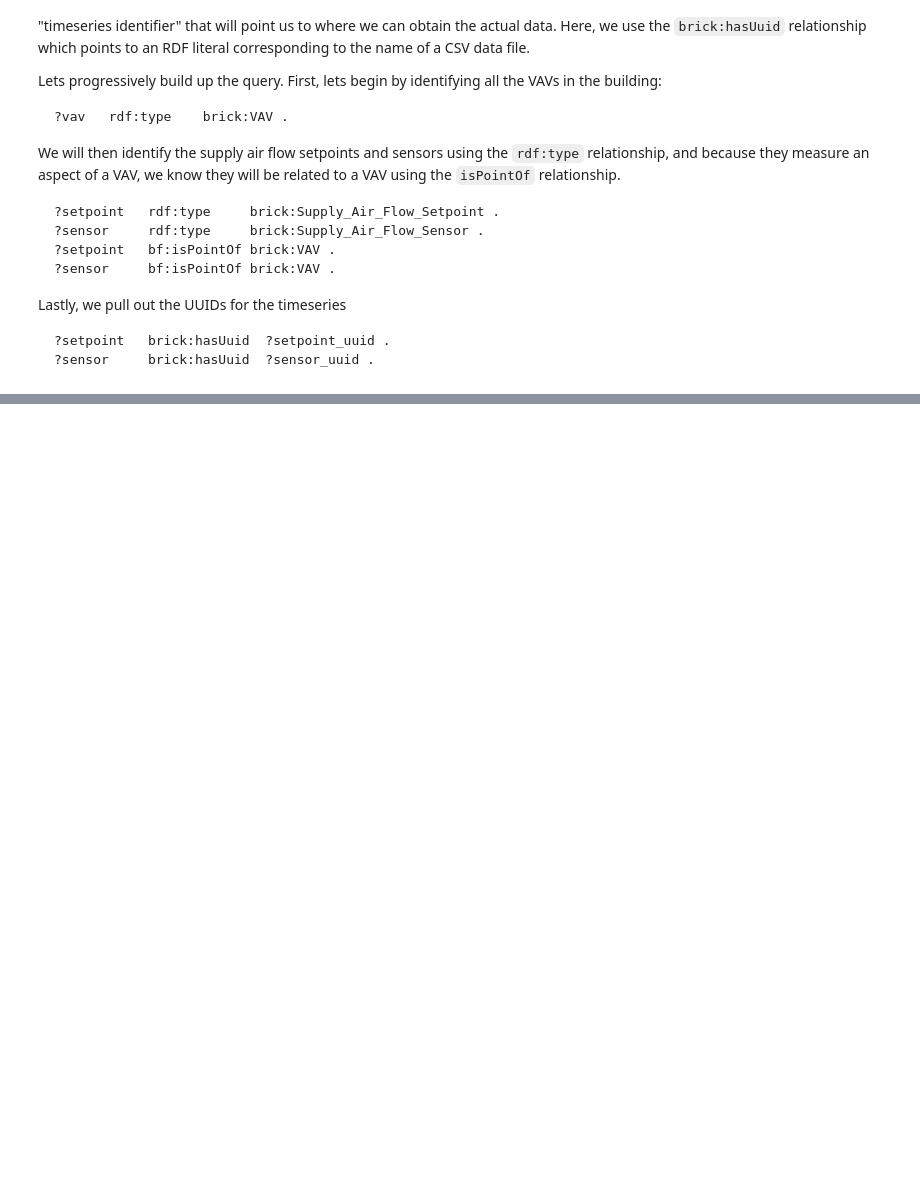
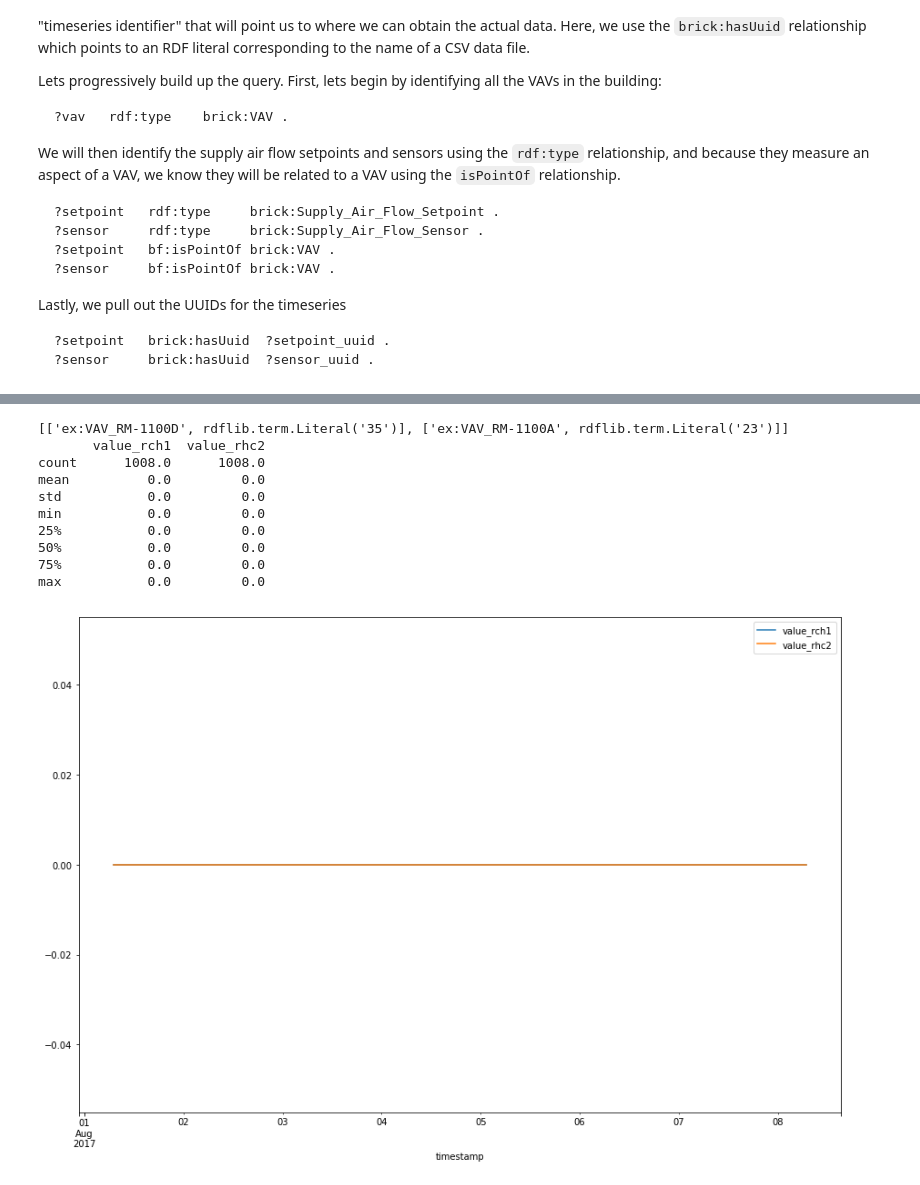
Before and after one commit to AnilSener/brick-tutorial-buildsys2017, a Jupyter notebook: Brick Queries.ipynb, the cells around one changed output, grey strips where cells are left out. Saved outputs shown, nothing was run; the diff lists cells and outputs as text; code cells hidden in the pictures; blank space fills up the shorter version.

```diff
--- a/Brick Queries.ipynb
+++ b/Brick Queries.ipynb
@@ -268,0 +289,17 @@ timestamp
+# %%
+rows = bldg.query("""select ?zone ?room where {
+?room rdf:type brick:Room .
+?zone rdf:type brick:HVAC_Zone .
+?room bf:isPartOf ?zone .
+}""", fullURI=False)
+
+# build a simple associative structure for the room -> zone mapping
+rooms = defaultdict(list)
+for row in rows:
+     rooms[row[1]].append(row[0])
+
+rooms_to_examine = []
+for room, zonelist in rooms.items():
+    if len(zonelist) > 1:
+        print('Room {0} has {1} zones'.format(room, len(zonelist)))
+        rooms_to_examine.append(room)
@@ -268,0 +329,39 @@ timestamp
+# %%
+for room in rooms_to_examine:
+    rows = bldg.query("""select ?vav ?rhc_uuid where {{
+    ?zone    rdf:type    brick:HVAC_Zone .
+    ?vav     rdf:type    brick:VAV .
+    ?rhc     rdf:type    brick:Reheat_Valve_Command .
+    {0} bf:isPartOf    ?zone .
+    ?vav        bf:feeds       ?zone .
+    ?rhc        bf:isPointOf   ?vav .
+    ?rhc        brick:hasUuid  ?rhc_uuid .
+    }}""".format(room), fullURI=False)
+    print(rows)
+    rhc1 = pd.read_csv('data/{0}.csv'.format(rows[0][1]), usecols=['timestamp','value'])
+    rhc2 = pd.read_csv('data/{0}.csv'.format(rows[1][1]), usecols=['timestamp','value'])
+
+    # parse timestamps
+    rhc1 = rhc1.set_index(pd.to_datetime(rhc1.pop('timestamp')))
+    rhc2 = rhc2.set_index(pd.to_datetime(rhc2.pop('timestamp')))
+
+    # resample 10-min mean
+    rhc1 = rhc1.resample('10T').mean()
+    rhc2 = rhc2.resample('10T').mean()
+
+    # join the dataframes together so we can compare the values easier
+    rhc = rhc1.join(rhc2, lsuffix='_rch1', rsuffix='_rhc2')
+    rhc.plot(figsize=(15,10))
+    print(rhc.describe())
+# %% [output]
+[['ex:VAV_RM-1100D', rdflib.term.Literal('35')], ['ex:VAV_RM-1100A', rdflib.term.Literal('23')]]
+       value_rch1  value_rhc2
+count      1008.0      1008.0
+mean          0.0         0.0
+std           0.0         0.0
+min           0.0         0.0
+25%           0.0         0.0
+50%           0.0         0.0
+75%           0.0         0.0
+max           0.0         0.0
+[figure, added]
```
Also changed, not shown: parts of 12 cells of this notebook, 1 other file.
